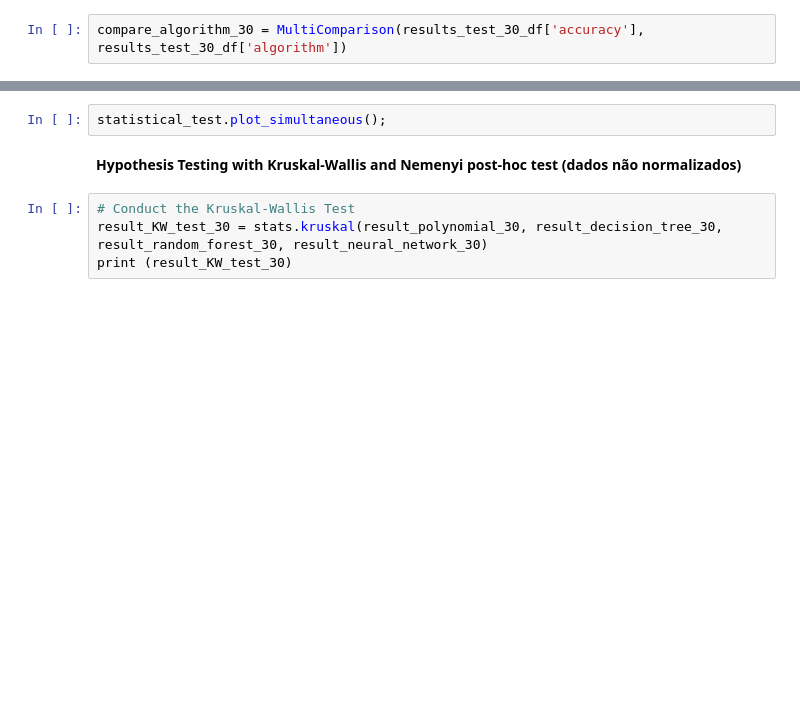
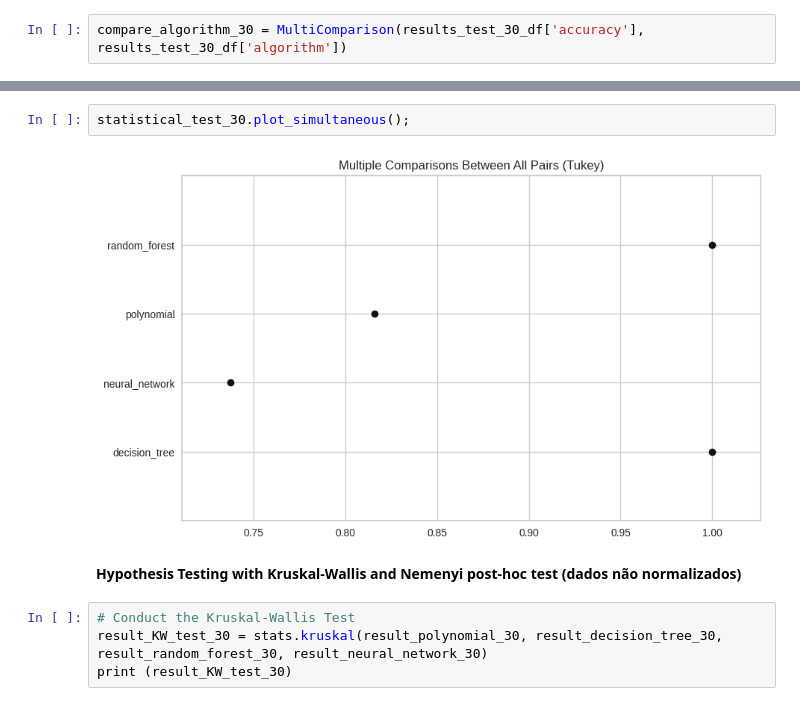
Before and after one commit to davimoljo/carbon-balance-prediction, a Jupyter notebook: Colab Notebooks/CarbonRegression.ipynb, the cells around one changed output, grey strips where cells are left out. Drawn from its saved outputs; the diff is of its cells as text; blank space fills up the shorter version.

```diff
--- a/Colab Notebooks/CarbonRegression.ipynb
+++ b/Colab Notebooks/CarbonRegression.ipynb
@@ -2779,5 +3070,7 @@ print(statistical_test_30)
 # %%
-statistical_test.plot_simultaneous();
+statistical_test_30.plot_simultaneous();
+# %% [output]
+[figure, added]
 # %% [markdown]
 **Hypothesis Testing with Kruskal-Wallis and Nemenyi post-hoc test (dados não normalizados)**
 # %%
```
Also changed, not shown: parts of 354 cells of this notebook.
